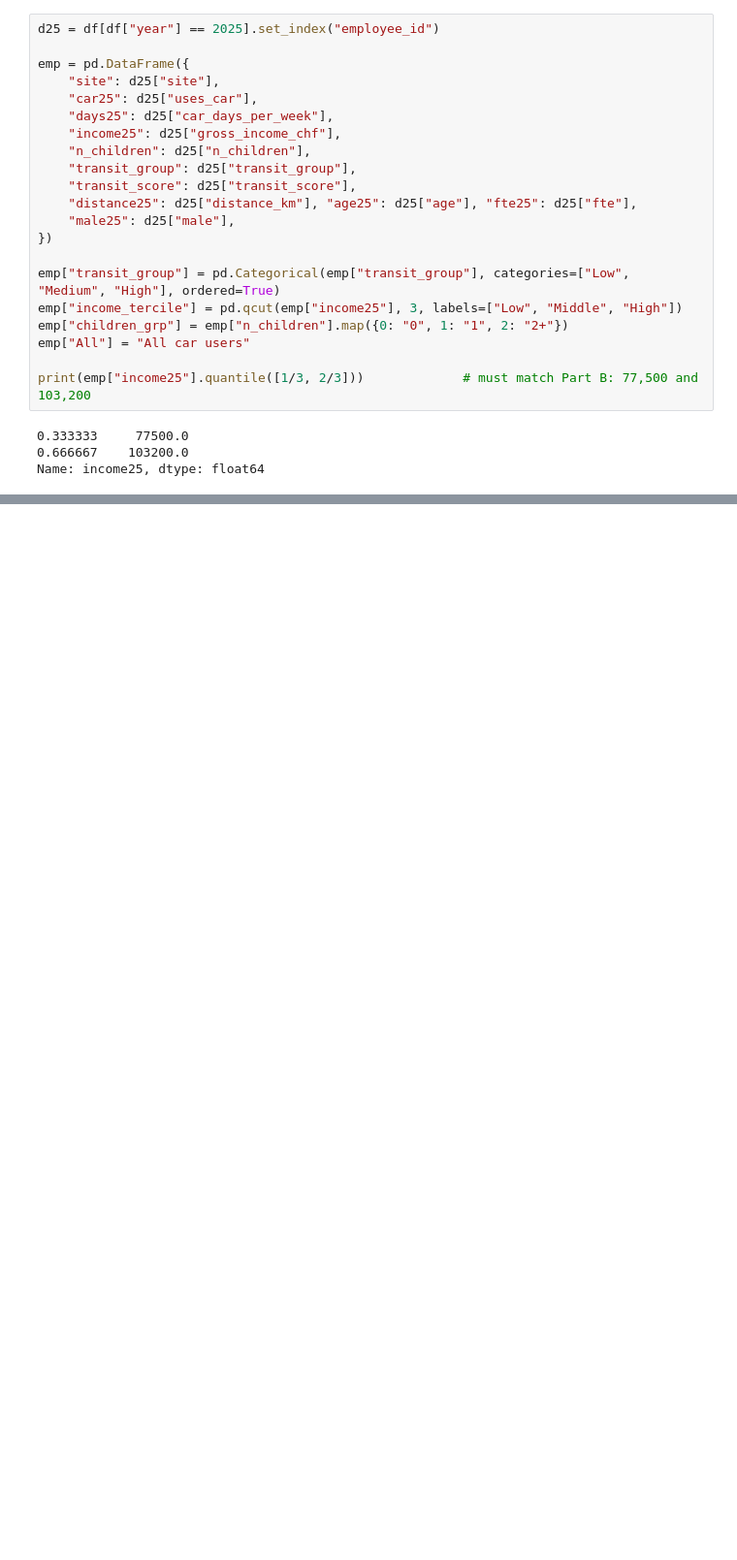
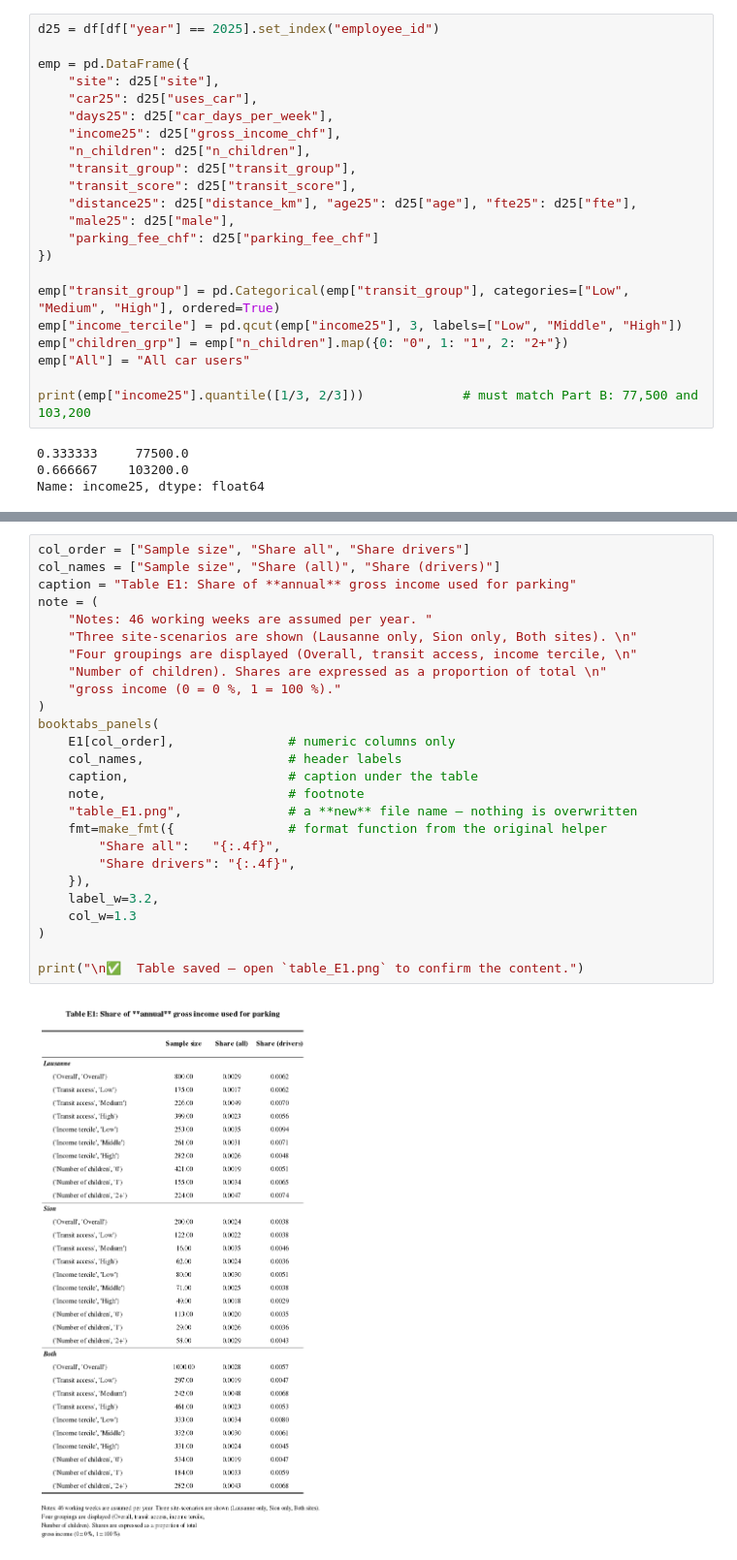
Before and after one commit to Lerianne/mgt450_project, a Jupyter notebook: part_E.ipynb, the cells around one changed output, grey strips where cells are left out. Shown at 97% size. Drawn from its saved outputs; the diff is of its cells as text; blank space fills up the shorter version.

Commit message:
table and interpretation

```diff
--- a/part_E.ipynb
+++ b/part_E.ipynb
@@ -72,6 +72,7 @@ emp = pd.DataFrame({
     "transit_score": d25["transit_score"],
     "distance25": d25["distance_km"], "age25": d25["age"], "fte25": d25["fte"],
     "male25": d25["male"],
+    "parking_fee_chf": d25["parking_fee_chf"]
 })
 
 emp["transit_group"] = pd.Categorical(emp["transit_group"], categories=["Low", "Medium", "High"], ordered=True)
@@ -112,0 +309,28 @@ print(C1.round(3))
+# %%
+col_order = ["Sample size", "Share all", "Share drivers"]
+col_names = ["Sample size", "Share (all)", "Share (drivers)"]
+caption = "Table E1: Share of **annual** gross income used for parking"
+note = (
+    "Notes: 46 working weeks are assumed per year. "
+    "Three site‑scenarios are shown (Lausanne only, Sion only, Both sites). \n"
+    "Four groupings are displayed (Overall, transit access, income tercile, \n"
+    "Number of children). Shares are expressed as a proportion of total \n"
+    "gross income (0 = 0 %, 1 = 100 %)."
+)
+booktabs_panels(
+    E1[col_order],               # numeric columns only
+    col_names,                   # header labels
+    caption,                     # caption under the table
+    note,                        # footnote
+    "table_E1.png",              # a **new** file name – nothing is overwritten
+    fmt=make_fmt({               # format function from the original helper
+        "Share all":   "{:.4f}",
+        "Share drivers": "{:.4f}",
+    }),
+    label_w=3.2,
+    col_w=1.3
+)
+
+print("\n✅  Table saved – open `table_E1.png` to confirm the content.")
+# %% [output]
+[figure, added]
```
Also changed, not shown: parts of 11 cells of this notebook, 1 other file.
